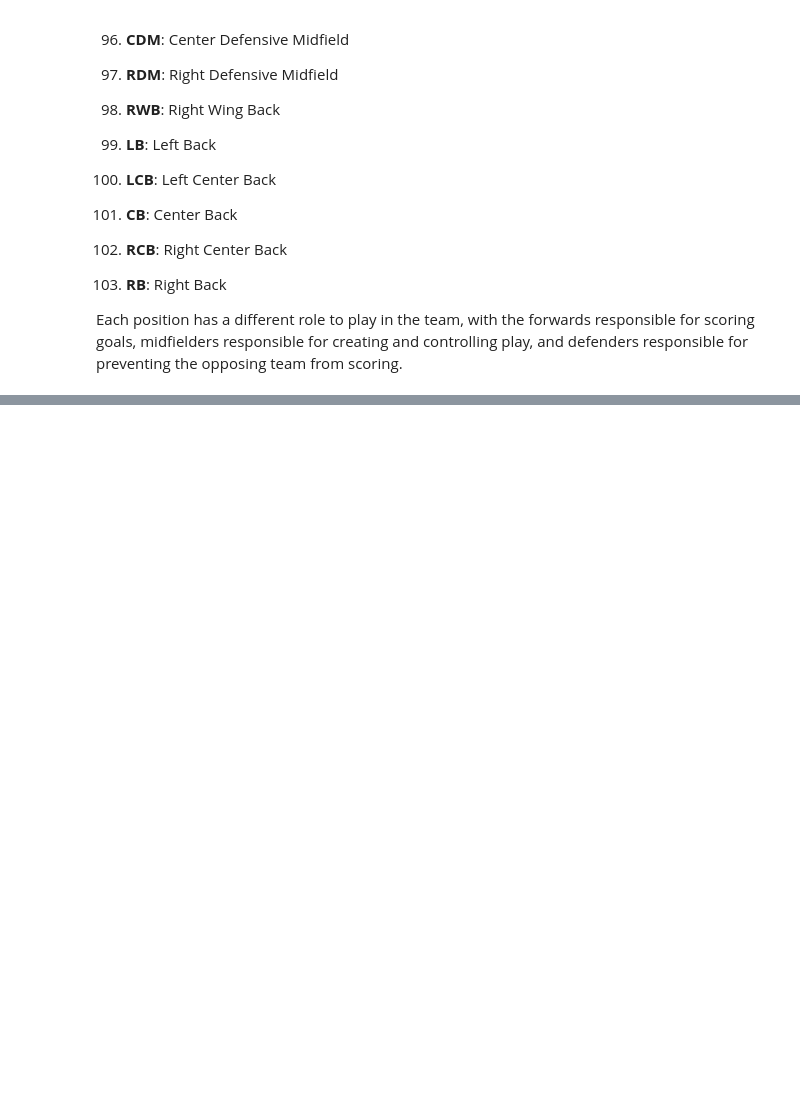
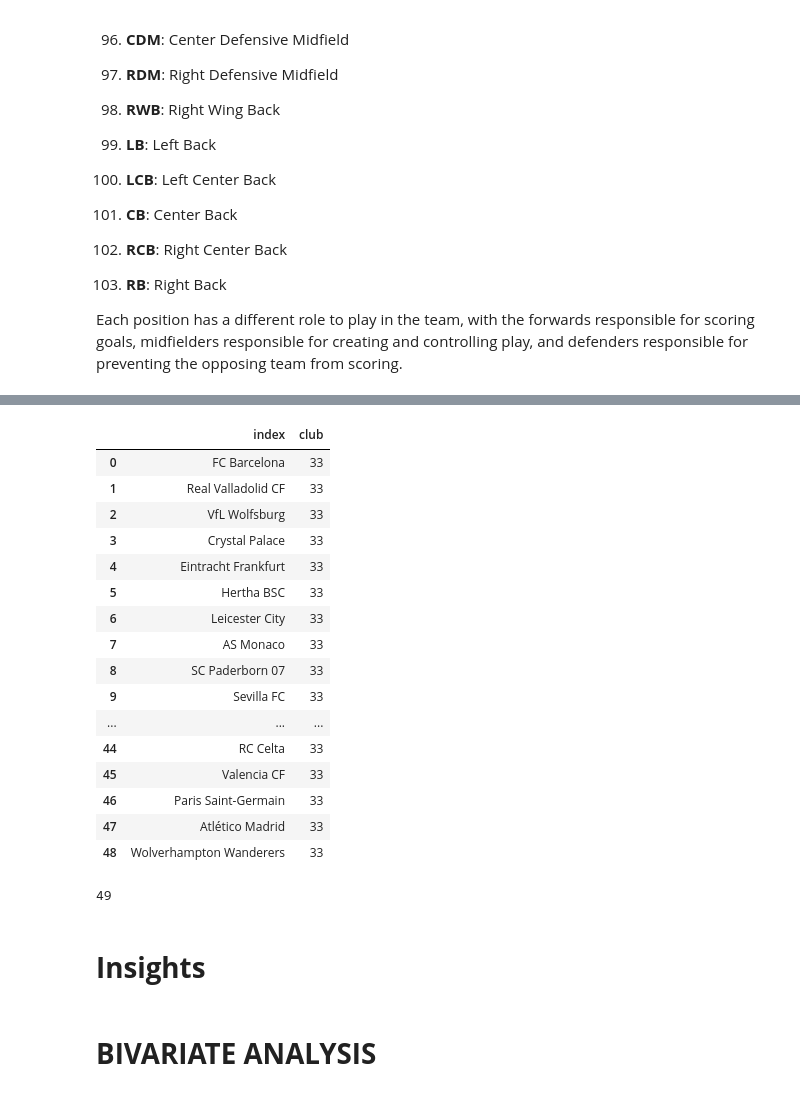
Before and after one commit to SHASHANKV9611/FIFA-20, a Jupyter notebook: FIFA_shashank.ipynb, the cells around one changed output, grey strips where cells are left out. Drawn from its saved outputs; the diff is of its cells as text; code cells hidden in the pictures; blank space fills up the shorter version.

Commit message:
Univariate Analysis

```diff
--- a/FIFA_shashank.ipynb
+++ b/FIFA_shashank.ipynb
@@ -270,0 +476,32 @@ Each position has a different role to play in the team, with the forwards respon
+# %%
+sr=data.club.value_counts()
+# %%
+a=sr.to_frame() # converting series to dataframe
+# %%
+a.loc[a['club'] == 33]
+# %% [output]
+|  | index | club |
+| 0 | FC Barcelona | 33 |
+| 1 | Real Valladolid CF | 33 |
+| 2 | VfL Wolfsburg | 33 |
+| 3 | Crystal Palace | 33 |
+| 4 | Eintracht Frankfurt | 33 |
+| 5 | Hertha BSC | 33 |
+| 6 | Leicester City | 33 |
+| 7 | AS Monaco | 33 |
+| 8 | SC Paderborn 07 | 33 |
+| 9 | Sevilla FC | 33 |
+| ... | ... | ... |
+| 44 | RC Celta | 33 |
+| 45 | Valencia CF | 33 |
+| 46 | Paris Saint-Germain | 33 |
+| 47 | Atlético Madrid | 33 |
+| 48 | Wolverhampton Wanderers | 33 |
+# %%
+len(a.loc[a['club'] == 33])
+# %% [output]
+49
+# %% [markdown]
+# **Insights**
+# %% [markdown]
+# **BIVARIATE ANALYSIS**
```
Also changed, not shown: parts of 19 cells of this notebook.
